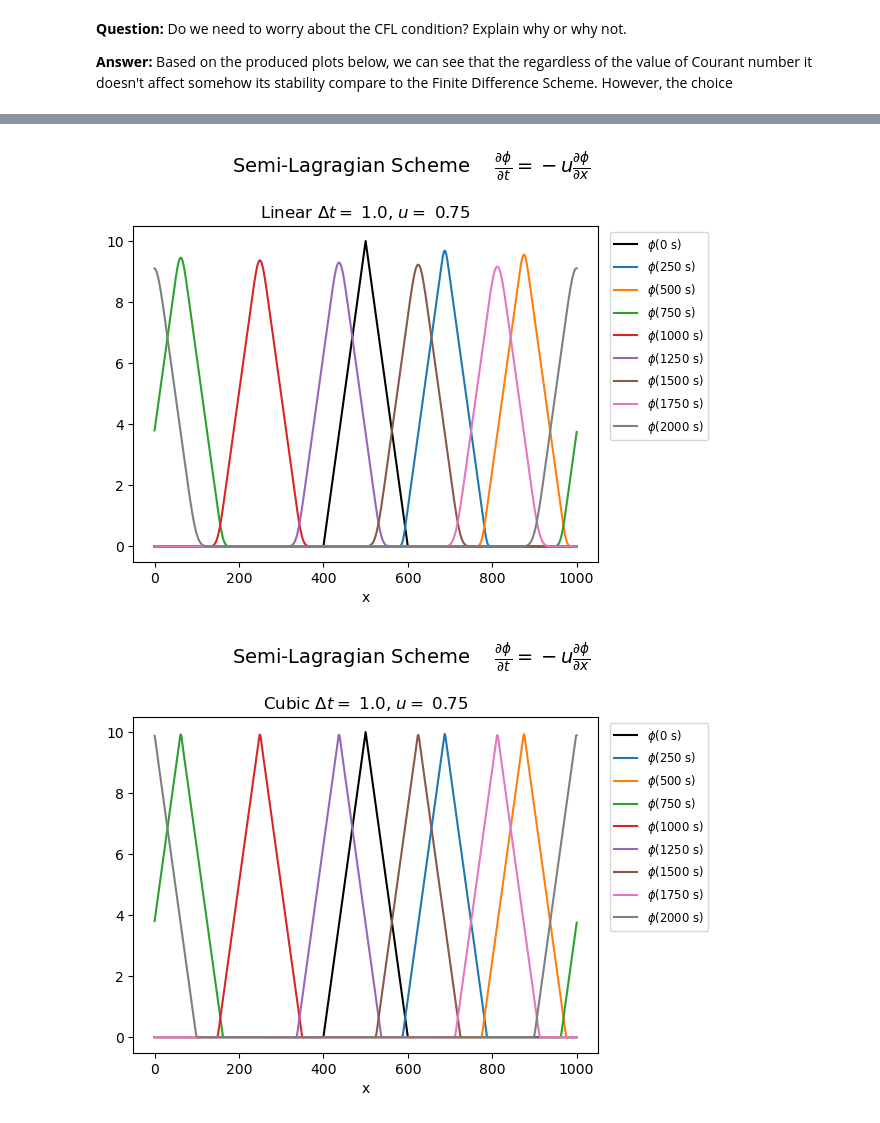
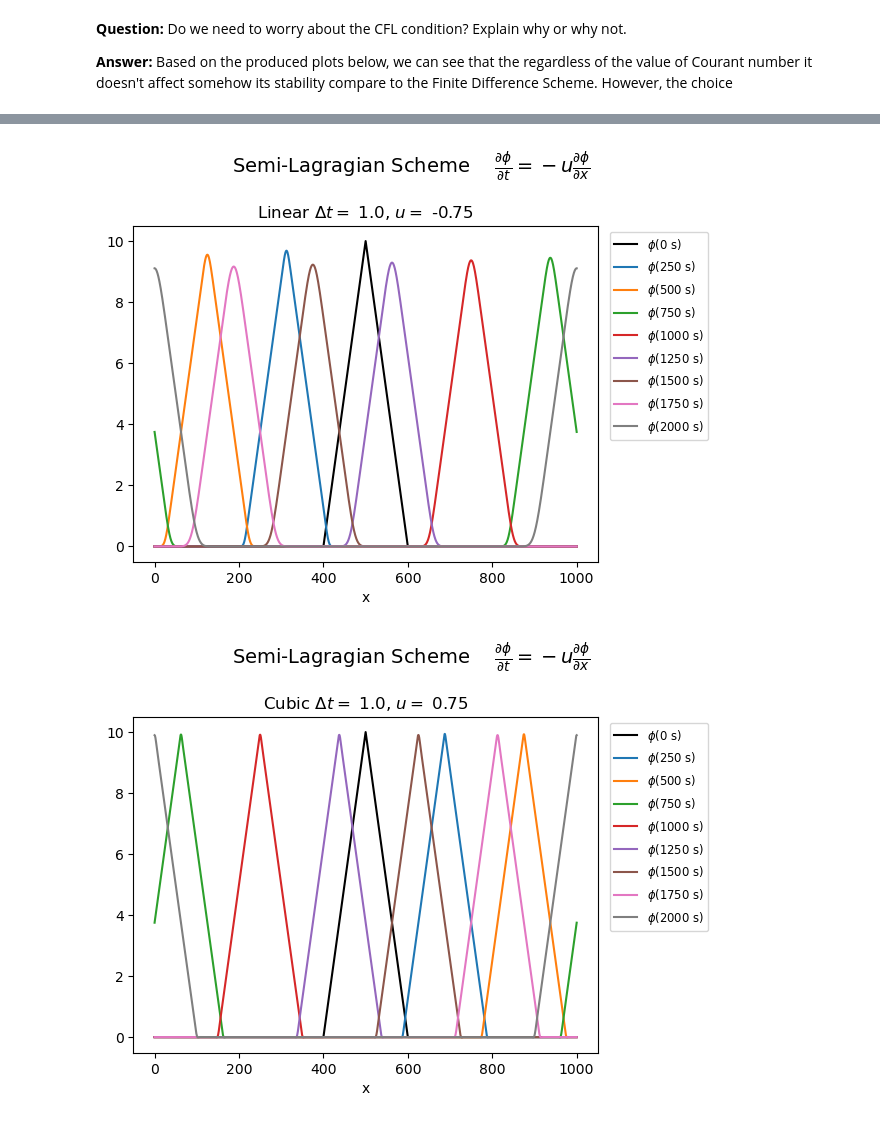
Before and after one commit to llvillanueva/NM2-ESP_2024, a Jupyter notebook: Lesson 4/Python/NM2-E4.ipynb, the cells around one changed output, grey strips where cells are left out. Drawn from its saved outputs; the diff is of its cells as text; code cells hidden in the pictures.

```diff
--- a/Lesson 4/Python/NM2-E4.ipynb
+++ b/Lesson 4/Python/NM2-E4.ipynb
@@ -49,12 +49,12 @@ class SLscheme1D:
         self.x = np.linspace(x0,x1,self.nx)
         self.y = np.array([self.phi0(xi) for xi in self.x])
 
-        # Check dimensions
-        #assert x.shape[0] == y.shape[0], "x and y have different length"
-        # Get the x stepsize
-        #dx = x[1] - x[0]
+        #Check dimensions
+        assert self.x.shape[0] == self.y.shape[0], "x and y have different length"
+        #Get the x stepsize
+        self.dx = self.x[1] - self.x[0]
         # check if x is equidistant
-        #assert x[-1] == x[0] + dx*(x.shape[0]-1), "x array not equidistant"
+        assert self.x[-1] == self.x[0] + self.dx*(self.x.shape[0]-1), "x array not equidistant"
         # Set class variables
 
     def phi0(self, x):
@@ -68,13 +68,19 @@ class SLscheme1D:
     def linear_interpolation(self):
         y_temp = np.zeros(self.y.shape[0])
         for i in range(self.y.shape[0]):
+            #departure point
+            x_dep = self.x0 + (self.x[i]-self.u*self.dt)%(self.x1-self.x0)
+            if x_dep < self.x0:
+                x_dep += self.x1
             # idx left to the departure point
-            j = int(np.floor((self.x[i]-self.u*self.dt)/self.dx))
+            j = int(np.floor(x_dep/self.dx))
+            # linear interpolation
+            alpha = (x_dep/self.dx)-j
             # idx right to the departure point
             k = j+1
-            # linear interpolation
-            alpha = (self.x[i]-self.u*self.dt - j*self.dx)/self.dx
-            y_temp[i] = (1-alpha)*self.y[j] + alpha*self.y[k]
+            if k == self.nx:
+                k = 0
+            y_temp[i] = (1-alpha)*self.y[k] + alpha*self.y[j]
         # copy array to current time
         self.y = np.copy(y_temp)
         #return current varibale
@@ -84,11 +90,13 @@ class SLscheme1D:
         #loop through time steps
         y_temp = np.zeros(self.y.shape[0])
         for i in range(self.y.shape[0]):
-            # idx left to departure point
-            x_dep = self.x[i]-self.u*self.dt
+            #x_dep = self.x[i]-self.u*self.dt
+            x_dep = self.x0 + (self.x[i]-self.u*self.dt)%(self.x1-self.x0)
+            if x_dep < self.x0:
+                x_dep = self.x1 + x_dep
             j = int(np.floor(x_dep/self.dx))
             # alpha
-            a = (self.x[i]-self.u*self.dt - j*self.dx)/self.dx
+            a = (x_dep/self.dx)-j
              # calculate next time step
             f = lambda x: x % self.y.shape[0] if x >= self.y.shape[0] else x
             y_temp[i] = - a * (1-a)*(2-a)/6 * self.y[f(j-1)]
@@ -108,7 +116,7 @@ class SLscheme1D:
                 self.cubic_interpolation()
             t += self.dt
             if np.mod(t, self.tp) < self.dt:
-                plt.plot(self.x, self.y, label=f'$\phi$({int(t)} s)')
+                plt.plot(self.x, self.y, label=f'$\phi$({int(round(t))} s)')
 
         plt.xlabel('x')
         plt.suptitle(r'Semi-Lagragian Scheme $\quad \frac{\partial \phi}{\partial t} = -u \frac{\partial \phi}{\partial x}$', fontsize=14)
@@ -140,7 +156,7 @@ SLscheme1D(x0, x1, t0, t1, u, dx, dt, tp).plot(interpolation='Cubic')
 # %%
-SLscheme1D(x0, x1, t0, 2000, u, dx, dt, tp=250).plot(interpolation='Linear')
+SLscheme1D(x0, x1, t0, 2000, -u, dx, dt, tp=250).plot(interpolation='Linear')
 # %% [output]
-[figure, old version]
+[figure, new version]
 # %%
 SLscheme1D(x0, x1, t0, 2000, u, dx, dt, tp=250).plot(interpolation='Cubic')
 # %% [output]
```
Also changed, not shown: parts of 8 cells of this notebook, 9 other files.
